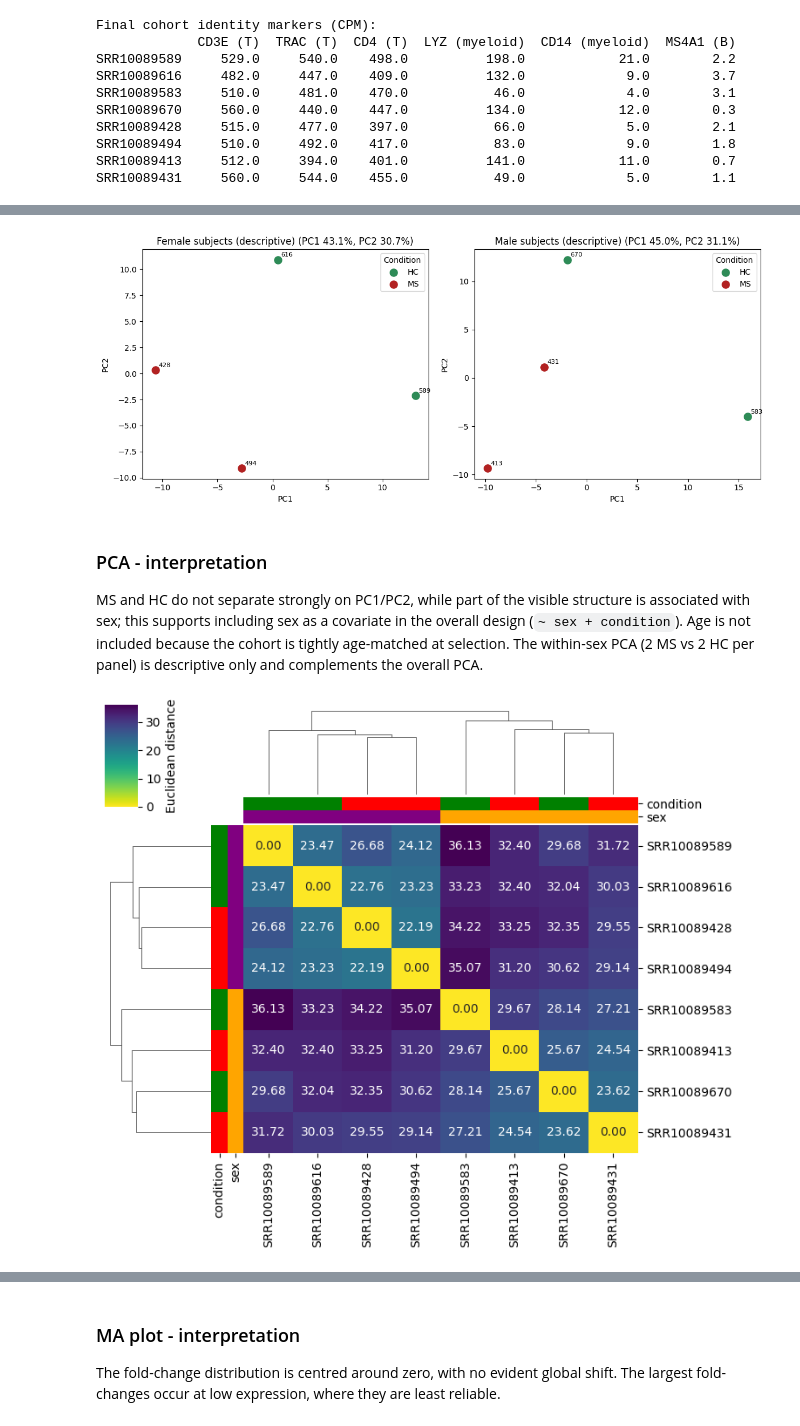
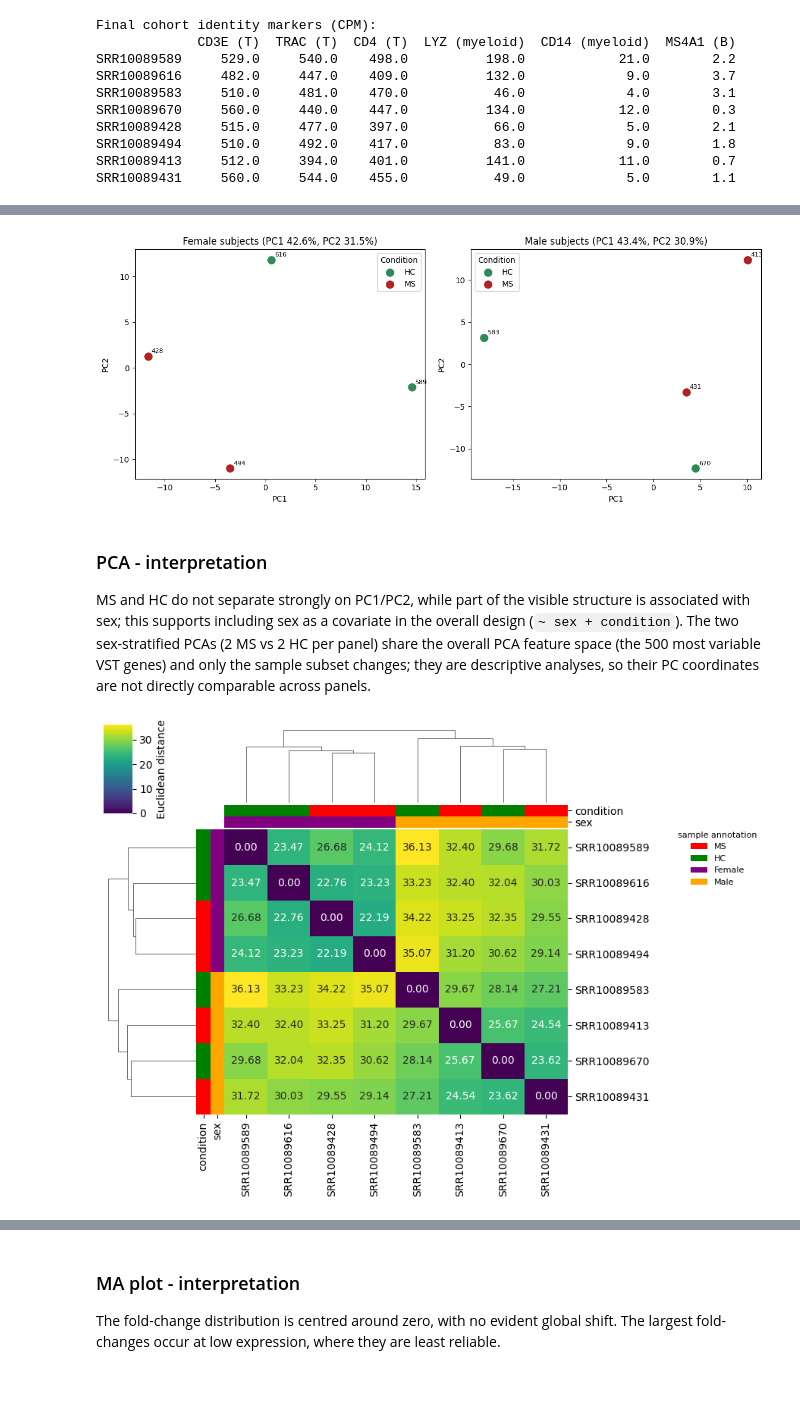
Before and after one commit to ilegul/ms-cd4, a Jupyter notebook: notebooks/BSB_CD4_MS_assignment.ipynb, the cells around one changed output, grey strips where cells are left out. Drawn from its saved outputs; the diff is of its cells as text; code cells hidden in the pictures; blank space fills up the shorter version.

Commit message:
Enrichment, network and figure updates

```diff
--- a/notebooks/BSB_CD4_MS_assignment.ipynb
+++ b/notebooks/BSB_CD4_MS_assignment.ipynb
@@ -1043,7 +975,7 @@ meta['condition'] = meta['condition'].astype(str)
 meta['sex'] = meta['sex'].astype(str)
 print('Genes after filtering:', counts_t.shape[1])
 
-dds = DeseqDataSet(counts=counts_t, metadata=meta, design='~ sex + condition', refit_cooks=True)
+dds = DeseqDataSet(counts=counts_t, metadata=meta, design='~ sex + condition')
 dds.deseq2()
 # %% [output]
 Genes after filtering: 26094
@@ -1135,12 +1068,9 @@ Fitting dispersions...
 # %%
-# --- PCA computed separately within each sex (top-variable VST genes per subgroup), coloured by condition ---
-# vst is oriented samples x genes, so subgroup samples are selected by row with .loc (not by column).
+# --- PCA within each sex on the global 500-gene VST feature space (topvar); only the sample subset changes ---
 fig, axes = plt.subplots(1, 2, figsize=(12, 5))
-for ax, sx, title in zip(axes, ['F', 'M'], ['Female subjects (descriptive)', 'Male subjects (descriptive)']):
+for ax, sx, title in zip(axes, ['F', 'M'], ['Female subjects', 'Male subjects']):
     sids = samples.index[samples['sex'] == sx].tolist()
-    Xsub = vst.loc[sids]                                  # subgroup samples x genes
-    topvar_sex = Xsub.var(axis=0).sort_values(ascending=False).head(min(200, Xsub.shape[1])).index
-    Z = Xsub[topvar_sex].values
+    Z = vst.loc[sids, topvar].values
     Z = Z - Z.mean(axis=0)                                # center only (DESeq2 plotPCA convention)
     pca = PCA(n_components=2, random_state=SEED)
     co = pca.fit_transform(Z)
@@ -1158,29 +1088,35 @@ plt.tight_layout()
 plt.savefig(DEA / 'PCA_separate_by_sex.png', dpi=150)
 plt.show()
 # %% [output]
-[figure, old version]
+[figure, new version]
 # %% [markdown]
 ### PCA - interpretation
 
 MS and HC do not separate strongly on PC1/PC2, while part of the visible structure is associated
-with sex; this supports including sex as a covariate in the overall design (`~ sex + condition`).
-Age is not included because the cohort is tightly age-matched at selection. The within-sex PCA
-(2 MS vs 2 HC per panel) is descriptive only and complements the overall PCA.
+with sex; this supports including sex as a covariate in the overall design (`~ sex + condition`). The two sex-stratified
+PCAs (2 MS vs 2 HC per panel) share the overall PCA feature space (the 500 most variable VST genes) and only
+the sample subset changes; they are descriptive analyses, so their PC coordinates are not
+directly comparable across panels.
 # %%
-# --- Sample-distance heatmap: cluster with an EXPLICIT linkage built from the condensed distances ---
+# --- Sample-distance heatmap: cluster with an explicit linkage built from the condensed distances ---
 from scipy.spatial.distance import pdist, squareform
 from scipy.cluster.hierarchy import linkage
 condensed = pdist(vst[topvar].values, metric='euclidean')      # 1-D condensed distances (VST space)
 dd = pd.DataFrame(squareform(condensed), index=counts_t.index, columns=counts_t.index)
 row_link = linkage(condensed, method='average')                # linkage from the SAME distances
 row_cols = pd.DataFrame({
     'condition': meta['condition'].map({'MS':'red','HC':'green'}),
     'sex': meta['sex'].map({'F':'purple','M':'orange'}),
 }, index=counts_t.index)
-# show numeric distances in the heatmap (not just the clustering) and use the SAME linkage for rows and columns
-g = sns.clustermap(dd, row_linkage=row_link, col_linkage=row_link, cmap='viridis_r', figsize=(7.5,6.5),
-                   row_colors=row_cols, col_colors=row_cols, annot=True, fmt='.2f', cbar_kws={'label':'Euclidean distance'})
-g.savefig(DEA/'sample_distance_heatmap.png', dpi=150); plt.show()
+# show numeric distances in the heatmap and use the SAME linkage for rows and columns
+g = sns.clustermap(dd, row_linkage=row_link, col_linkage=row_link, cmap='viridis', figsize=(7.5,6.5),
+                   row_colors=row_cols, col_colors=row_cols, annot=True, fmt='.2f', cbar_kws={'label':'Euclidean distance'}, vmin=0, vmax=dd.values.max())
+from matplotlib.patches import Patch
+_ann = [Patch(facecolor='red', label='MS'), Patch(facecolor='green', label='HC'),
+        Patch(facecolor='purple', label='Female'), Patch(facecolor='orange', label='Male')]
+g.ax_heatmap.legend(handles=_ann, title='sample annotation', loc='upper left',
+                    bbox_to_anchor=(1.30, 1.02), frameon=False, fontsize=8, title_fontsize=8)
+g.savefig(DEA/'sample_distance_heatmap.png', dpi=150, bbox_inches='tight'); plt.show()
 # %% [output]
-[figure, old version]
+[figure, new version]
 # %%
```
Also changed, not shown: parts of 85 cells of this notebook, 57 other files.
